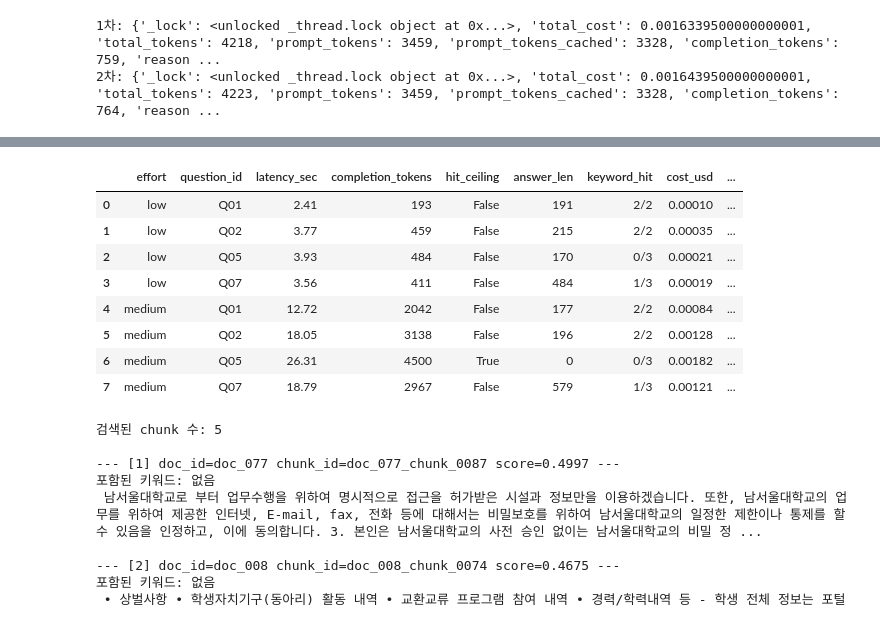
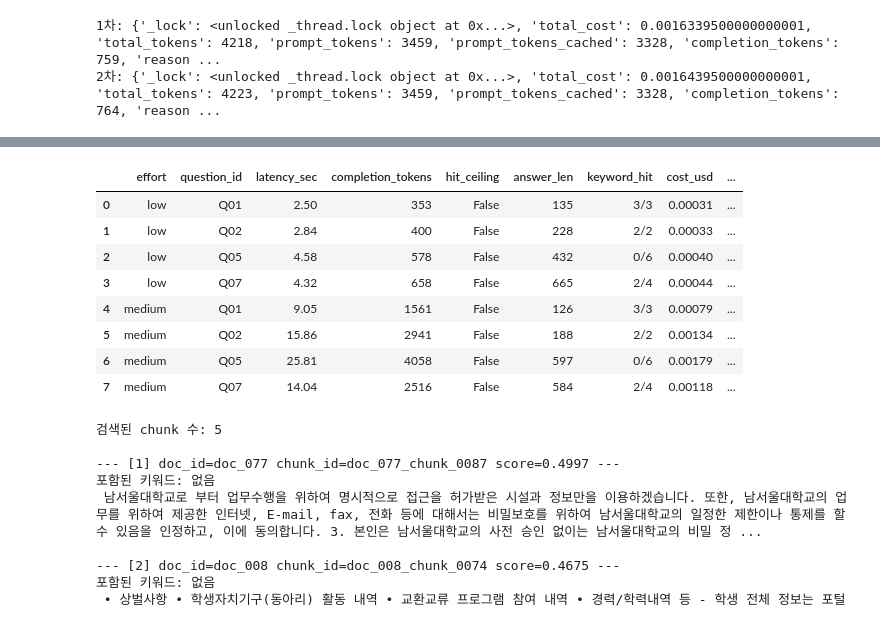
Before and after one commit to tjgh8167/rfp-rag-project, a Jupyter notebook: notebook/03_generation_test.ipynb, the cells around one changed output, grey strips where cells are left out. Cells and saved outputs as stored; diff of their text form; code cells hidden in the pictures.

```diff
--- a/notebook/03_generation_test.ipynb
+++ b/notebook/03_generation_test.ipynb
@@ -667,13 +680,18 @@ for cfg_name, overrides in FOCUS_CONFIGS.items():
             with get_openai_callback() as cb:
                 response = run(q, config_path=tmp_path, profile="openai")
             elapsed = time.perf_counter() - start
+            answer = response["answer"]
+            keywords = KEYWORDS_BY_QUESTION[q]
+            keyword_hit = sum(1 for kw in keywords if kw in answer)
             repeat_results.append({
                 "config": cfg_name, "question": q, "trial": trial + 1,
                 "latency_sec": round(elapsed, 2),
                 "prompt_tokens_cached": cb.prompt_tokens_cached,
                 "completion_tokens": cb.completion_tokens,
-                "answer_len": len(response["answer"]),
-                "success": len(response["answer"]) > 0,
+                "answer_len": len(answer),
+                "keyword_hit": keyword_hit,
+                "keyword_total": len(keywords),
+                "success": keyword_hit == len(keywords),  # 정답 키워드 전부 포함해야 성공
                 "cost_usd": round(cb.total_cost, 5),
             })
 
@@ -701,21 +719,8 @@ summary
 NANO_4500 = {"model": "gpt-5-nano", "max_tokens": 4500}
 tmp_path = make_temp_config(NANO_4500)
 
-ALL_13_QUESTIONS = [
-    "한영대학교 특성화 맞춤형 교육환경 구축 - 트랙운영 학사정보시스템 고도화 사업의 예산과 수행 기간을 알려줘.",  # Q01
-    "한국연구재단 UICC 기능개선 사업의 전체 사업비와 SW 개발비를 알려주고, SW 개발비 비율을 계산해줘.",  # Q02
-    "한국연구재단 UICC 기능개선 사업에서 데이터 입력 기능은 무엇을 개선해야 하나?",  # Q03
-    "스포츠윤리센터 LMS 기능개선 사업의 교육 미디어 플레이어 요구사항을 정리해줘.",  # Q04
-    "서울시립대학교 사업에서 대입전형 자료, 학적 정보, 학생 활동 정보는 각각 어느 부서가 담당하며 무엇을 관리하나?",  # Q05
-    "서울시립대학교의 대학생활만족도 정보는 어느 부서가 담당하고 어떤 정보인가?",  # Q06
-    "한영대학교 트랙운영 사업과 한국연구재단 UICC 사업의 예산과 수행 기간을 비교하고 사업비 차이도 계산해줘.",  # Q07
-    "한국연구재단 UICC 기능개선 사업에서 블록체인 도입을 필수 요구사항으로 명시했나?",  # Q08
-    "스포츠윤리센터 LMS 기능개선 사업의 미디어 플레이어 요구사항을 알려줘.",  # Q09
-    "그 요구사항 중 자막 기능도 포함되어 있나?",  # Q10
-    #"KUSF 체육특기자 경기기록 관리시스템에서 경기실적증명서를 발급할 때 고려해야 하는 보안 요소는 무엇인가?",  # Q11 (예상 실패)
-    "KUSF 체육특기자 경기기록 관리시스템에서 평가지표는 어떤 순서로 처리되나?",  # Q12
-    "KUSF 체육특기자 경기기록 관리시스템에서 KUSF가 담당하는 사용자 관리 기능은 무엇인가?",  # Q13
-]
+COVERAGE_QUESTION_IDS = ["Q01","Q02","Q03","Q04","Q05","Q06","Q07","Q08","Q09","Q10","Q12","Q13"]  # Q11은 이미지 근거 필요, 이슈#47 전까지 제외
+ALL_13_QUESTIONS = [QUESTIONS_BY_ID[qid]["question"] for qid in COVERAGE_QUESTION_IDS]
 
 coverage_results = []
 for q in ALL_13_QUESTIONS:
@@ -758,17 +763,11 @@ from langchain_core.prompts import ChatPromptTemplate, MessagesPlaceholder
 from langchain_community.callbacks import get_openai_callback
 
 # (질문ID, 질문, 정답에 반드시 들어가야 할 키워드들 - questions.jsonl 기준)
+REASONING_QUESTION_IDS = ["Q01", "Q02", "Q05", "Q07"]
 REASONING_TEST_QUESTIONS = [
-    ("Q01", "한영대학교 특성화 맞춤형 교육환경 구축 - 트랙운영 학사정보시스템 고도화 사업의 예산과 수행 기간을 알려줘.",
-     ["130,000,000", "3개월"]),
-    ("Q02", "한국연구재단 UICC 기능개선 사업의 전체 사업비와 SW 개발비를 알려주고, SW 개발비 비율을 계산해줘.",
-     ["129,300,000", "92,300,000"]),
-    ("Q05", "서울시립대학교 사업에서 대입전형 자료, 학적 정보, 학생 활동 정보는 각각 어느 부서가 담당하며 무엇을 관리하나?",
-     ["입학처", "교무처", "학생처"]),
-    ("Q07", "한영대학교 트랙운영 사업과 한국연구재단 UICC 사업의 예산과 수행 기간을 비교하고 사업비 차이도 계산해줘.",
-     ["130,000,000", "129,300,000", "700,000"]),
+    (qid, QUESTIONS_BY_ID[qid]["question"], QUESTIONS_BY_ID[qid]["keywords"])
+    for qid in REASONING_QUESTION_IDS
 ]
-
 config = load_config()
 chunks = load_chunks(config["paths"]["chunks"])
 retriever = create_retriever(chunks, config["retrieval"], "openai")
@@ -784,40 +783,40 @@ for effort in ["low", "medium"]:  # medium이 지금까지 써온 기본값에
     llm = ChatOpenAI(model="gpt-5-nano", max_tokens=4500, reasoning_effort=effort)
     for qid, q, keywords in REASONING_TEST_QUESTIONS:
         search_q = condense_question(q, None, config)
         results = retriever.search(search_q, top_k=config["retrieval"]["top_k"])
         context = build_context(results)
         messages = prompt.format_messages(context=context, question=q, history=[])
 
         start = time.perf_counter()
         with get_openai_callback() as cb:
             ai_msg = llm.invoke(messages)
         elapsed = time.perf_counter() - start
 
         answer = ai_msg.content
         keyword_hit = sum(1 for kw in keywords if kw in answer)
 
         reasoning_results.append({
             "effort": effort, "question_id": qid,
             "latency_sec": round(elapsed, 2),
             "completion_tokens": cb.completion_tokens,
             "hit_ceiling": cb.completion_tokens >= 4500,
             "answer_len": len(answer),
             "keyword_hit": f"{keyword_hit}/{len(keywords)}",
             "cost_usd": round(cb.total_cost, 5),
             "answer_preview": answer[:80],
         })
 
 df_reasoning = pd.DataFrame(reasoning_results)
 df_reasoning
 # %% [output]
 |  | effort | question_id | latency_sec | completion_tokens | hit_ceiling | answer_len | keyword_hit | cost_usd | ... |
-| 0 | low | Q01 | 2.41 | 193 | False | 191 | 2/2 | 0.00010 | ... |
-| 1 | low | Q02 | 3.77 | 459 | False | 215 | 2/2 | 0.00035 | ... |
-| 2 | low | Q05 | 3.93 | 484 | False | 170 | 0/3 | 0.00021 | ... |
-| 3 | low | Q07 | 3.56 | 411 | False | 484 | 1/3 | 0.00019 | ... |
-| 4 | medium | Q01 | 12.72 | 2042 | False | 177 | 2/2 | 0.00084 | ... |
-| 5 | medium | Q02 | 18.05 | 3138 | False | 196 | 2/2 | 0.00128 | ... |
-| 6 | medium | Q05 | 26.31 | 4500 | True | 0 | 0/3 | 0.00182 | ... |
-| 7 | medium | Q07 | 18.79 | 2967 | False | 579 | 1/3 | 0.00121 | ... |
+| 0 | low | Q01 | 2.50 | 353 | False | 135 | 3/3 | 0.00031 | ... |
+| 1 | low | Q02 | 2.84 | 400 | False | 228 | 2/2 | 0.00033 | ... |
+| 2 | low | Q05 | 4.58 | 578 | False | 432 | 0/6 | 0.00040 | ... |
+| 3 | low | Q07 | 4.32 | 658 | False | 665 | 2/4 | 0.00044 | ... |
+| 4 | medium | Q01 | 9.05 | 1561 | False | 126 | 3/3 | 0.00079 | ... |
+| 5 | medium | Q02 | 15.86 | 2941 | False | 188 | 2/2 | 0.00134 | ... |
+| 6 | medium | Q05 | 25.81 | 4058 | False | 597 | 0/6 | 0.00179 | ... |
+| 7 | medium | Q07 | 14.04 | 2516 | False | 584 | 2/4 | 0.00118 | ... |
 # %%
 # Q05 리트리버가 실제로 뭘 가져왔는지 직접 확인
```
Also changed, not shown: parts of 11 cells of this notebook.
